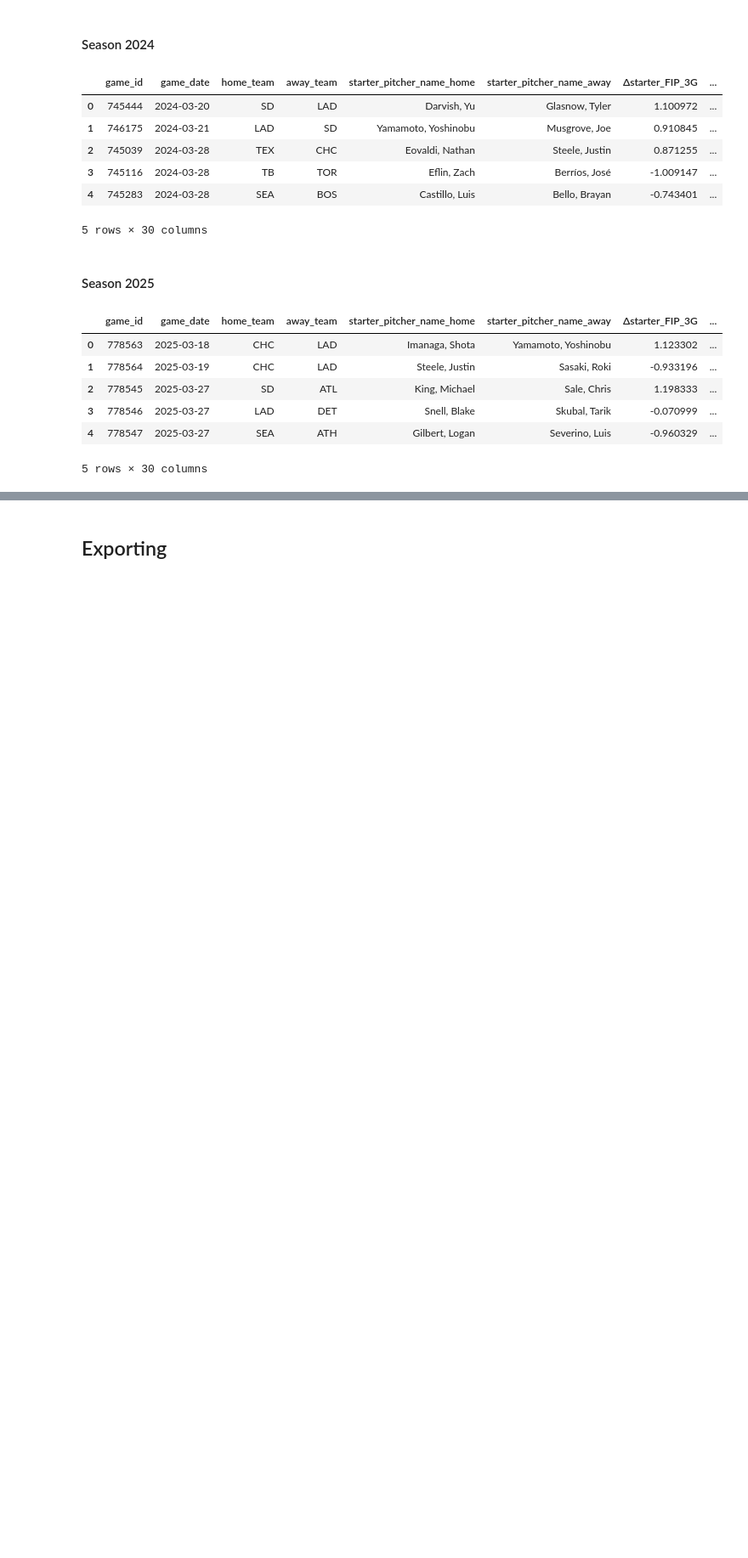
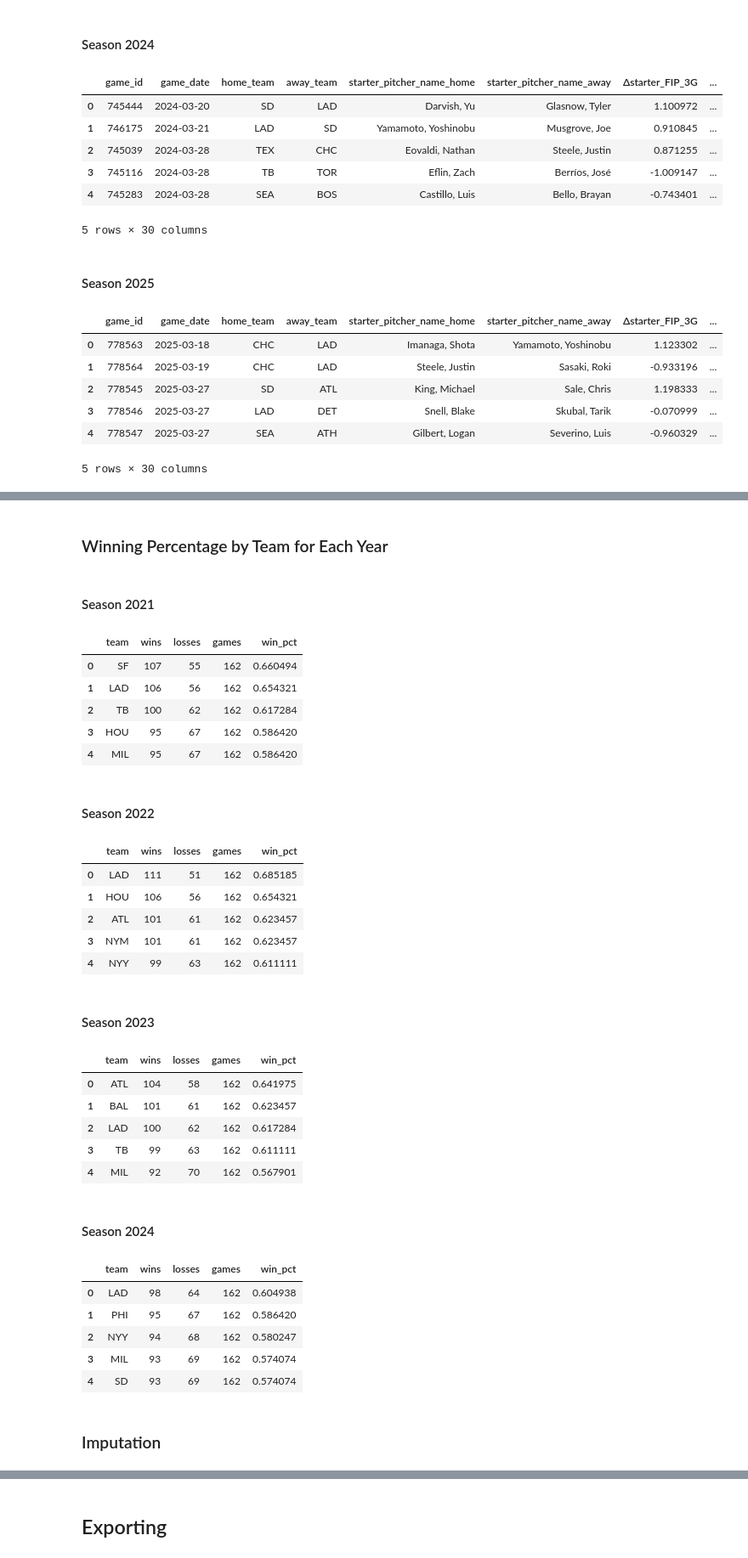
Before and after one commit to Sam-Gartenstein/mlb-win-prediction, a Jupyter notebook: Game Preprocessing.ipynb, the cells around one changed output, grey strips where cells are left out. Shown at 85% size. Cells and saved outputs as stored; diff of their text form; code cells hidden in the pictures; blank space fills up the shorter version.

```diff
--- a/Game Preprocessing.ipynb
+++ b/Game Preprocessing.ipynb
@@ -3392,0 +3564,2 @@ Season 2025
+# %% [markdown]
+### Winning Percentage by Team for Each Year
@@ -3392,0 +3650,36 @@ Season 2025
+# %%
+display(HTML("<h4>Season 2021</h4>")); display(team_win_pct_2021.head(5))
+display(HTML("<h4>Season 2022</h4>")); display(team_win_pct_2022.head(5))
+display(HTML("<h4>Season 2023</h4>")); display(team_win_pct_2023.head(5))
+display(HTML("<h4>Season 2024</h4>")); display(team_win_pct_2024.head(5))
+# %% [output]
+Season 2021
+|  | team | wins | losses | games | win_pct |
+| 0 | SF | 107 | 55 | 162 | 0.660494 |
+| 1 | LAD | 106 | 56 | 162 | 0.654321 |
+| 2 | TB | 100 | 62 | 162 | 0.617284 |
+| 3 | HOU | 95 | 67 | 162 | 0.586420 |
+| 4 | MIL | 95 | 67 | 162 | 0.586420 |
+Season 2022
+|  | team | wins | losses | games | win_pct |
+| 0 | LAD | 111 | 51 | 162 | 0.685185 |
+| 1 | HOU | 106 | 56 | 162 | 0.654321 |
+| 2 | ATL | 101 | 61 | 162 | 0.623457 |
+| 3 | NYM | 101 | 61 | 162 | 0.623457 |
+| 4 | NYY | 99 | 63 | 162 | 0.611111 |
+Season 2023
+|  | team | wins | losses | games | win_pct |
+| 0 | ATL | 104 | 58 | 162 | 0.641975 |
+| 1 | BAL | 101 | 61 | 162 | 0.623457 |
+| 2 | LAD | 100 | 62 | 162 | 0.617284 |
+| 3 | TB | 99 | 63 | 162 | 0.611111 |
+| 4 | MIL | 92 | 70 | 162 | 0.567901 |
+Season 2024
+|  | team | wins | losses | games | win_pct |
+| 0 | LAD | 98 | 64 | 162 | 0.604938 |
+| 1 | PHI | 95 | 67 | 162 | 0.586420 |
+| 2 | NYY | 94 | 68 | 162 | 0.580247 |
+| 3 | MIL | 93 | 69 | 162 | 0.574074 |
+| 4 | SD | 93 | 69 | 162 | 0.574074 |
+# %% [markdown]
+### Imputation
```
Also changed, not shown: parts of 18 cells of this notebook.
